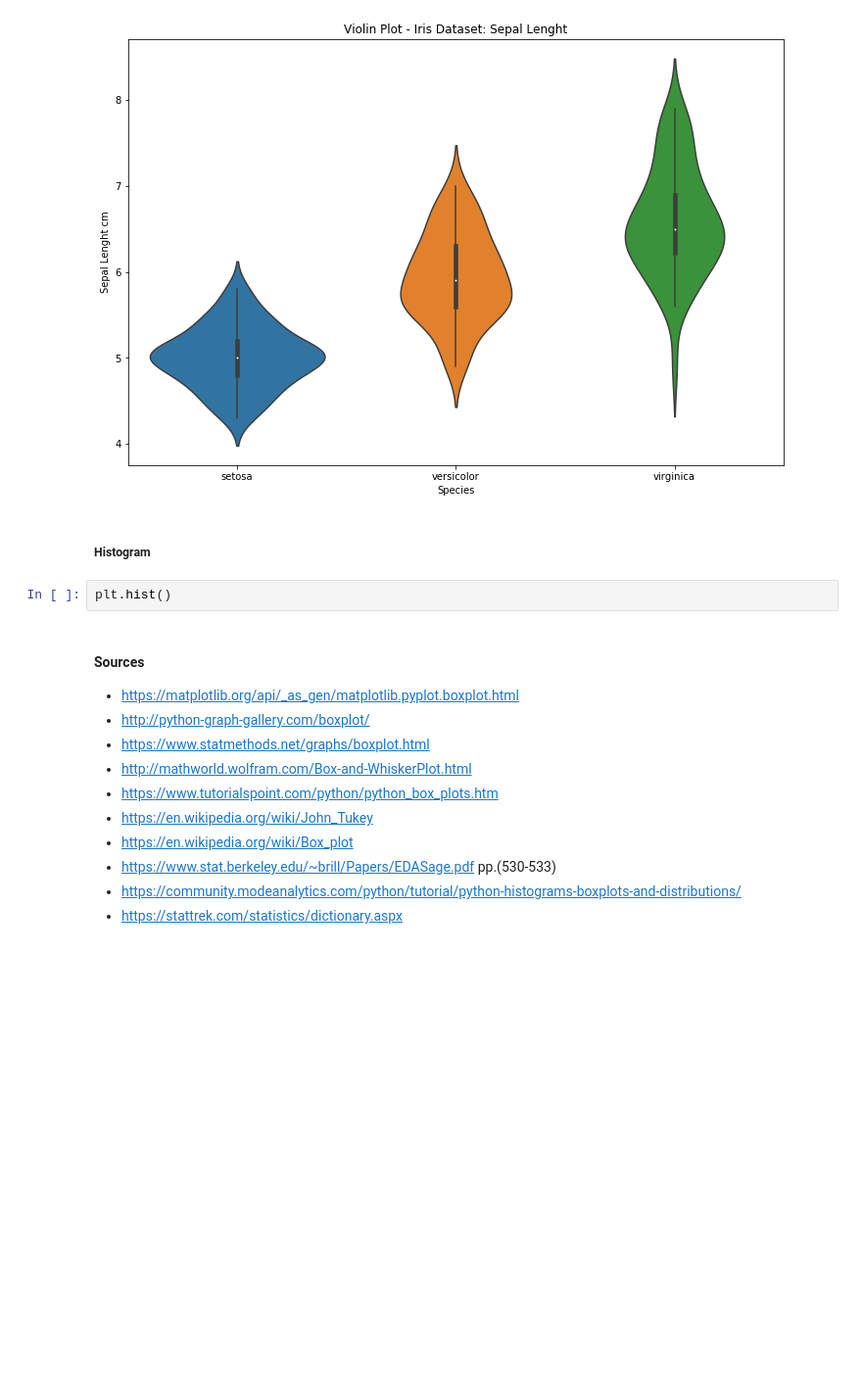
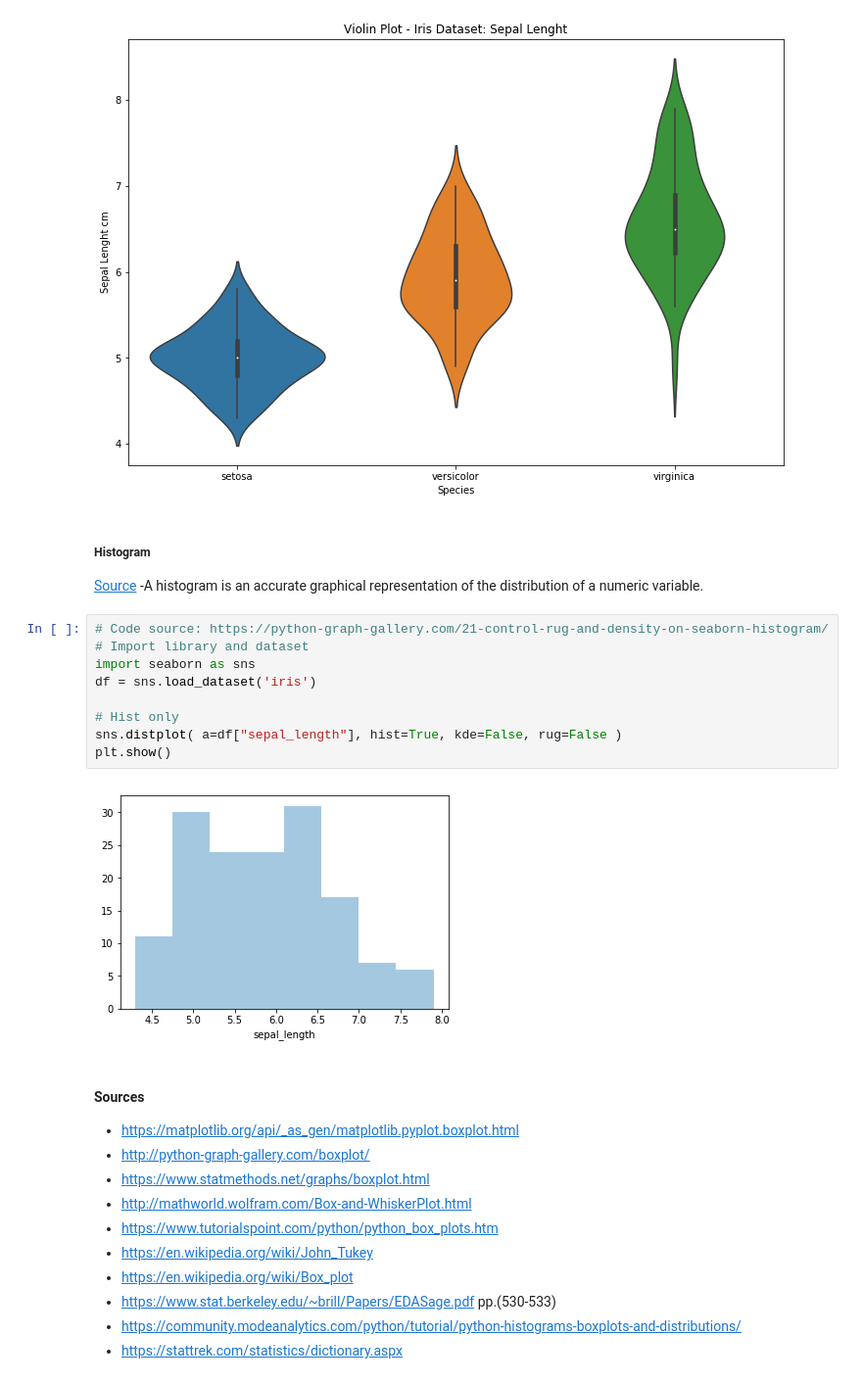
Before and after one commit to patmcdonald/FundData52446_project, a Jupyter notebook: Fundamentals of Data Analysis project 2018.ipynb, the cells around one changed output. Shown at 98% size. Saved outputs shown, nothing was run; the diff lists cells and outputs as text; blank space fills up the shorter version.

Commit message:
Histogram

```diff
--- a/Fundamentals of Data Analysis project 2018.ipynb
+++ b/Fundamentals of Data Analysis project 2018.ipynb
@@ -153,10 +153,21 @@ plt.ylabel('Sepal Lenght cm')
 plt.show()
 # %% [output]
 [figure]
-# %% [markdown]
-##### Histogram
-# %%
-plt.hist()
+# %% [markdown]
+##### Histogram
+
+[Source](https://www.data-to-viz.com/graph/histogram.html) -A histogram is an accurate graphical representation of the distribution of a numeric variable.
+# %%
+# Code source: https://python-graph-gallery.com/21-control-rug-and-density-on-seaborn-histogram/
+# Import library and dataset
+import seaborn as sns
+df = sns.load_dataset('iris')
+
+# Hist only
+sns.distplot( a=df["sepal_length"], hist=True, kde=False, rug=False )
+plt.show()
+# %% [output]
+[figure, added]
 # %% [markdown]
 #### Sources
 
```
